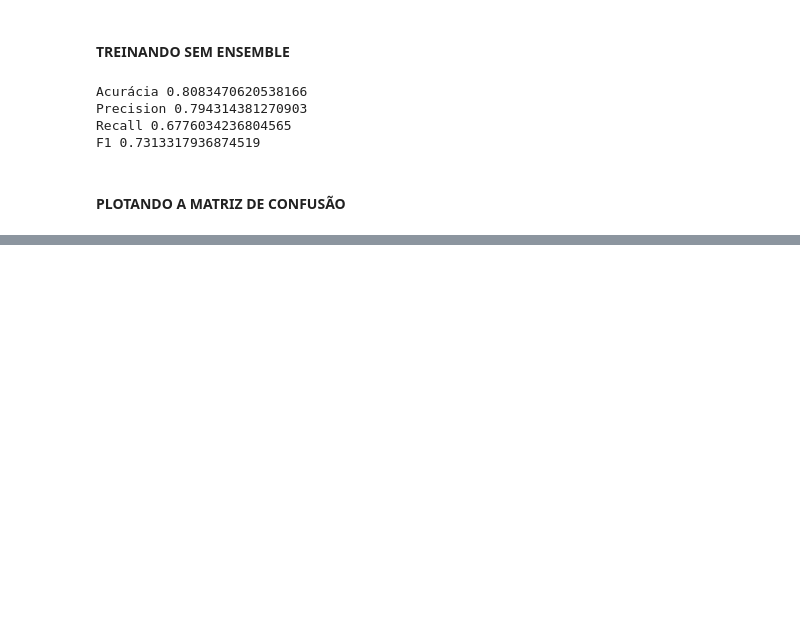
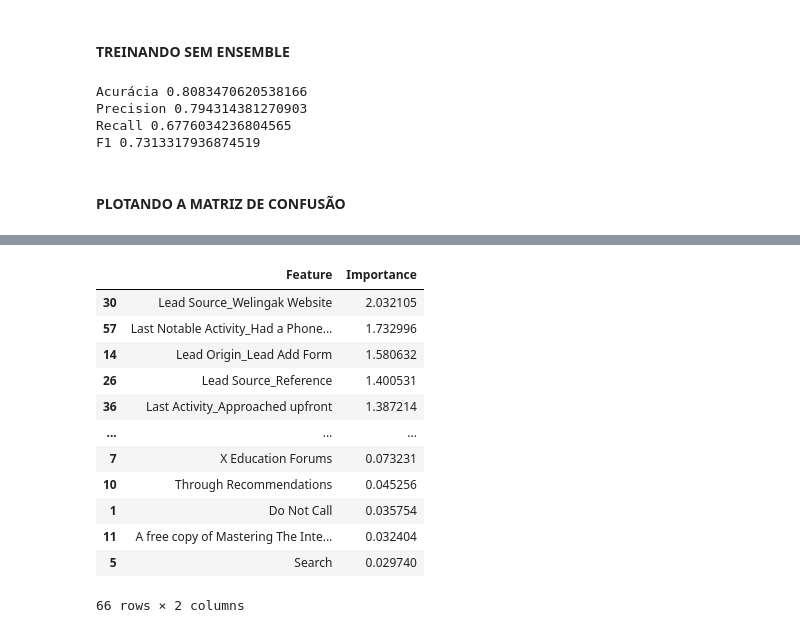
Before and after one commit to brunoramux/ensemble_models, a Jupyter notebook: bagging_classification.ipynb, the cells around one changed output, grey strips where cells are left out. Cells and saved outputs as stored; diff of their text form; code cells hidden in the pictures; blank space fills up the shorter version.

```diff
--- a/bagging_classification.ipynb
+++ b/bagging_classification.ipynb
@@ -591,7 +591,9 @@ X_test_tranformed.shape
 bagging_model = BaggingClassifier(
   estimator=LogisticRegression(),
   n_estimators=10,
-  random_state=51
+  random_state=51,
+  max_samples=0.3,
+  #max_features=0.7
 )
 # %%
 bagging_model.fit(X_train_tranformed, y_train)
@@ -652,3 +655,7 @@ fig.update_traces(text=conf_matrix, texttemplate="%{z}")
 fig.update_layout(coloraxis_showscale=False)
 
 fig.show()
+# %%
+# Calcular a importancia das variaveis
+importances = np.mean([np.abs(estimator.coef_[0]) for estimator in bagging_model.estimators_], axis=0)
+importances
@@ -654,0 +677,6 @@ fig.show()
+# %%
+# Listar nomes das colunas criadas durante o OneHotEncode
+feature_names = (numeric_features.tolist() +
+                  preprocessor.named_transformers_['cat'].get_feature_names_out(categorical_features).tolist()
+)
+feature_names
@@ -654,0 +701,18 @@ fig.show()
+# %%
+# Criar DataFrame
+df_feature_importances = pd.DataFrame({'Feature': feature_names, 'Importance': importances})
+df_feature_importances.sort_values(by='Importance', ascending=False)
+# %% [output]
+|  | Feature | Importance |
+| 30 | Lead Source_Welingak Website | 2.032105 |
+| 57 | Last Notable Activity_Had a Phone... | 1.732996 |
+| 14 | Lead Origin_Lead Add Form | 1.580632 |
+| 26 | Lead Source_Reference | 1.400531 |
+| 36 | Last Activity_Approached upfront | 1.387214 |
+| ... | ... | ... |
+| 7 | X Education Forums | 0.073231 |
+| 10 | Through Recommendations | 0.045256 |
+| 1 | Do Not Call | 0.035754 |
+| 11 | A free copy of Mastering The Inte... | 0.032404 |
+| 5 | Search | 0.029740 |
+66 rows × 2 columns
```
Also changed, not shown: parts of 6 cells of this notebook.
